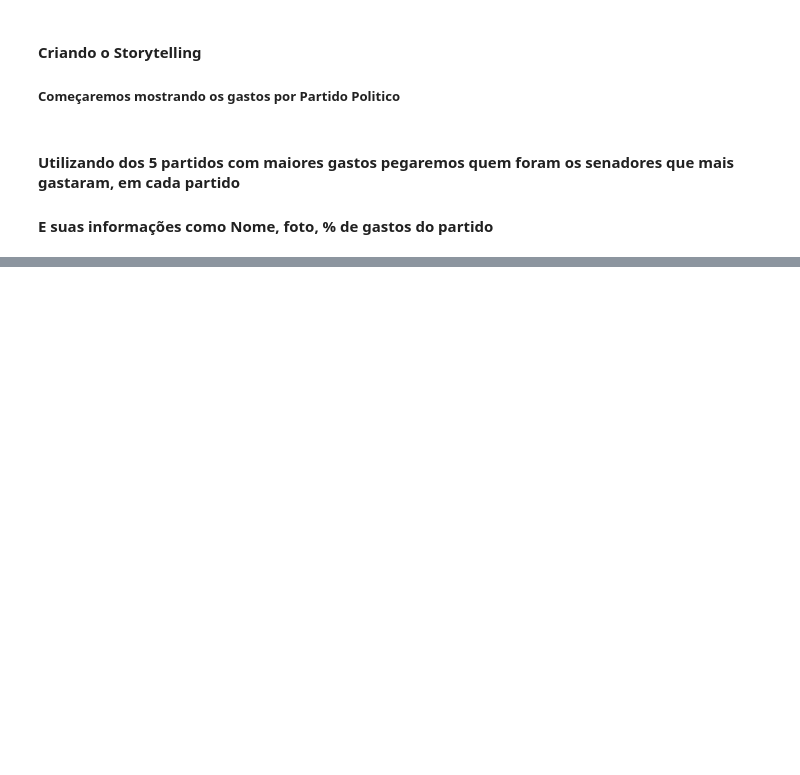
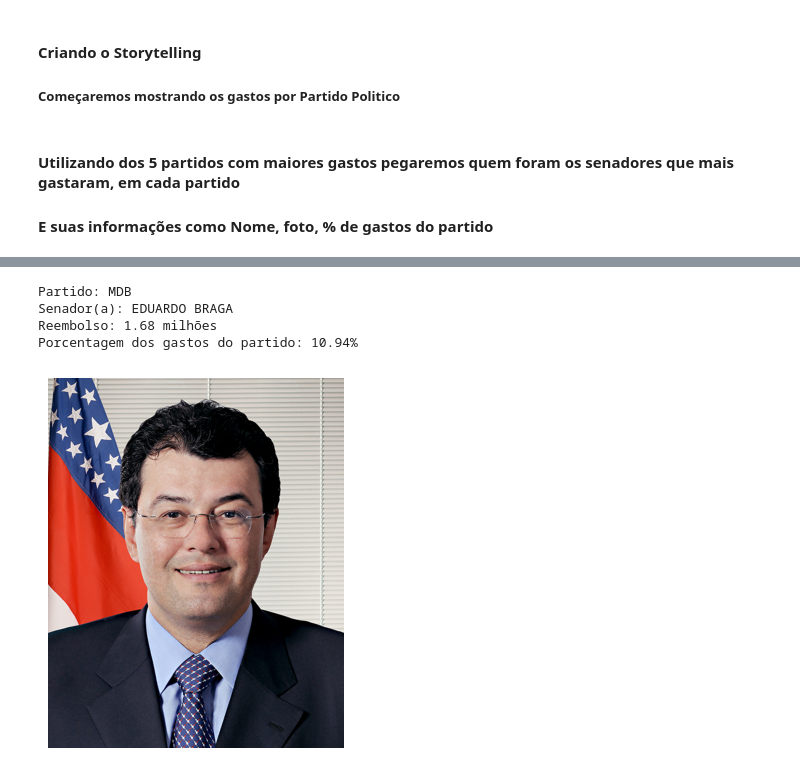
Before and after one commit to Arilson-X/Data-Visualization-and-Storytelling, a Jupyter notebook: Data Visualization and Storytelling.ipynb, the cells around one changed output, grey strips where cells are left out. Drawn from its saved outputs; the diff is of its cells as text; code cells hidden in the pictures; blank space fills up the shorter version.

```diff
--- a/Data Visualization and Storytelling.ipynb
+++ b/Data Visualization and Storytelling.ipynb
@@ -100,0 +99,8 @@ Series.__getitem__ treating keys as positions is deprecated. In a future version
+# %%
+mostra_informações(df, partidos[1])
+# %% [output]
+Partido: MDB
+Senador(a): EDUARDO BRAGA
+Reembolso: 1.68 milhões
+Porcentagem dos gastos do partido: 10.94%
+[figure, added]
```
Also changed, not shown: parts of 10 cells of this notebook, 5 other files.
